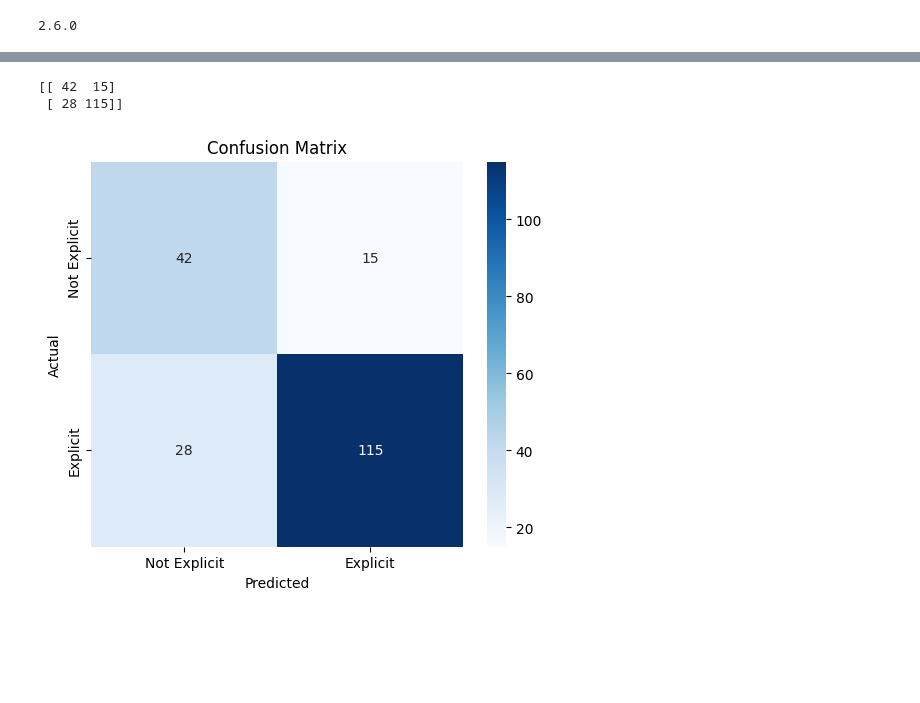
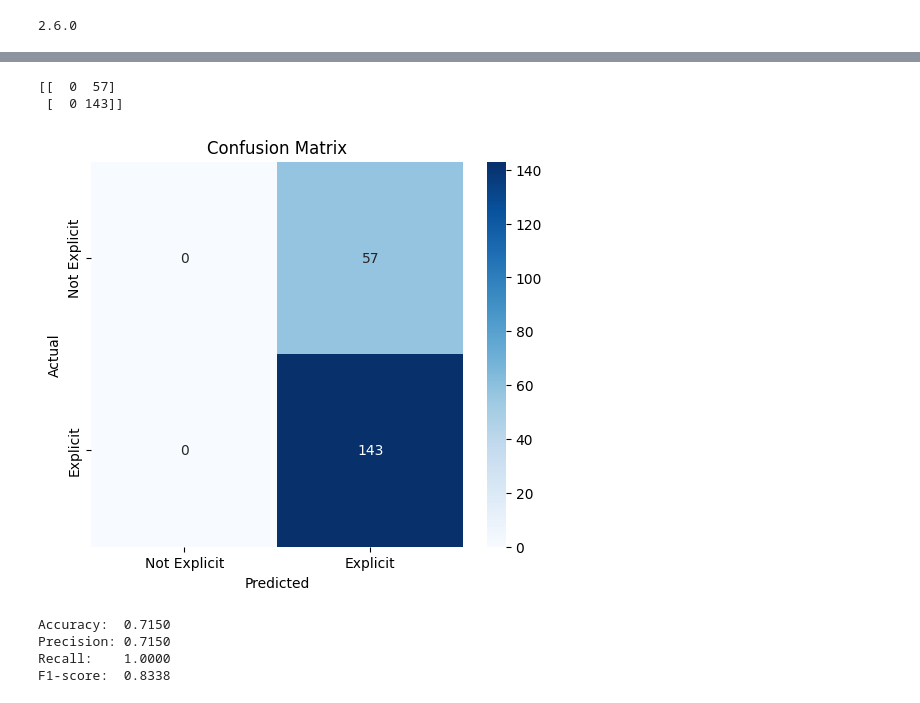
Before and after one commit to marcelino123455/models_comparison, a Jupyter notebook: baseline_clean/No_text/RN/rn.ipynb, the cells around one changed output, grey strips where cells are left out. Saved outputs shown, nothing was run; the diff lists cells and outputs as text; code cells hidden in the pictures; blank space fills up the shorter version.

```diff
--- a/baseline_clean/No_text/RN/rn.ipynb
+++ b/baseline_clean/No_text/RN/rn.ipynb
@@ -21,14 +24,15 @@ print(papermill.__version__)
 # %% [output]
 2.6.0
 # %%
-DATA_PATH ="../data"
-embbedings_path = "embbedings_khipu/lb_khipu_B.npy"
+DATA_PATH ="../../../data"
+# embbedings_path = "embbedings_khipu/lb_khipu_B.npy"
 
-path_lb_embb = os.path.join(DATA_PATH, "embbedings_khipu/lb_khipu_T.npy")
+path_lb_embb = os.path.join(DATA_PATH, f"embbedings_khipu/tfidf_numeric_B.npy")
 path_dataset = os.path.join(DATA_PATH, "spotify_dataset_sin_duplicados_4.csv")
 
 # Para hacer pruebitas y luego mandarlo como sbatch
-TESTING = True
+TESTING = False
+SCALED = True
 _EMBEDDINGS = np.load(path_lb_embb)
 
 if TESTING:
@@ -37,8 +41,11 @@ if TESTING:
     _EPHOCS = 1000
 else:
     _NROWS = None
-    _EPHOCS = 10000
+    _EPHOCS = 1000
 
+if SCALED:
+    scaler = MinMaxScaler(feature_range=(0, 1))
+    _EMBEDDINGS = scaler.fit_transform(_EMBEDDINGS)
 
 df = pd.read_csv(path_dataset, nrows = _NROWS)
 df['Explicit_binary'] = df['Explicit'].map({'Yes': 1, 'No': 0})
@@ -203,6 +210,6 @@ print(y_train.shape)
 (800, 1)
 # %%
-mlp = MLP([300, 32,32, 1])
-history= mlp.train(X_train, y_train, lr=0.5, epochs=_EPHOCS, print_every=1000)
+mlp = MLP([ X_train.shape[1] , 32,64,32, 1])
+history= mlp.train(X_train, y_train, lr=0.001, epochs=_EPHOCS, print_every=1000)
 print('Parámetros totales:', mlp.n_params)
 # %% [output]
@@ -245,14 +252,28 @@ weighted avg       0.81      0.80      0.80       200
 # %%
 cm = confusion_matrix(y_test_true, pred_labels)
 
 plt.figure(figsize=(6,5))
 print(cm)
 sns.heatmap(cm, annot=True, fmt='d', cmap='Blues', xticklabels=['Not Explicit', 'Explicit'], yticklabels=['Not Explicit', 'Explicit'])
 plt.xlabel('Predicted')
 plt.ylabel('Actual')
 plt.title('Confusion Matrix')
 plt.show()
+
+acc = accuracy_score(y_test_true, pred_labels)
+prec = precision_score(y_test_true, pred_labels )
+rec = recall_score(y_test_true, pred_labels)
+f1 = f1_score(y_test_true, pred_labels)
+
+print(f"Accuracy:  {acc:.4f}")
+print(f"Precision: {prec:.4f}")
+print(f"Recall:    {rec:.4f}")
+print(f"F1-score:  {f1:.4f}")
 # %% [output]
-[[ 42  15]
- [ 28 115]]
+[[  0  57]
+ [  0 143]]
-[figure, old version]
+[figure, new version]
+Accuracy:  0.7150
+Precision: 0.7150
+Recall:    1.0000
+F1-score:  0.8338
```
Also changed, not shown: parts of 6 cells of this notebook, 18 other files.
